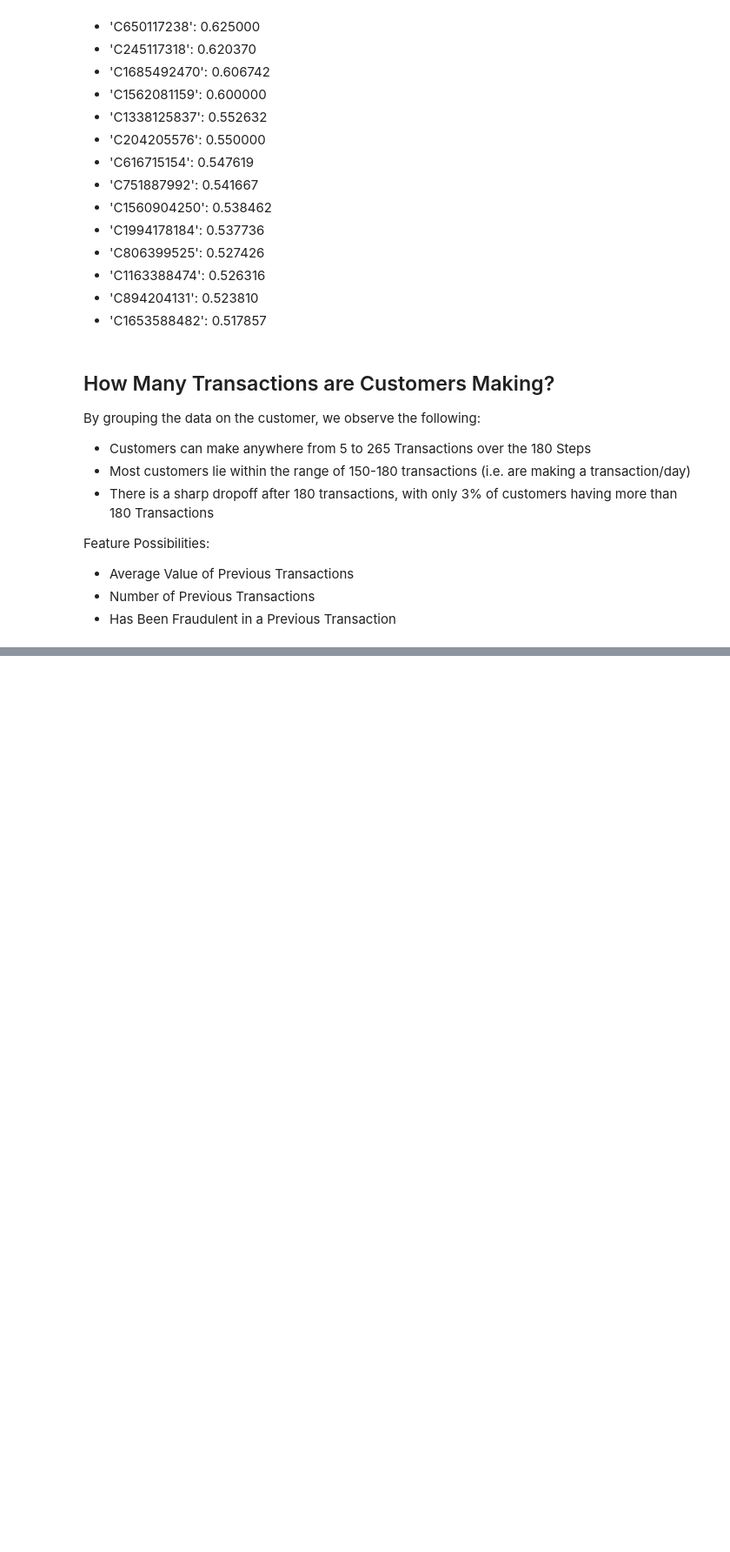
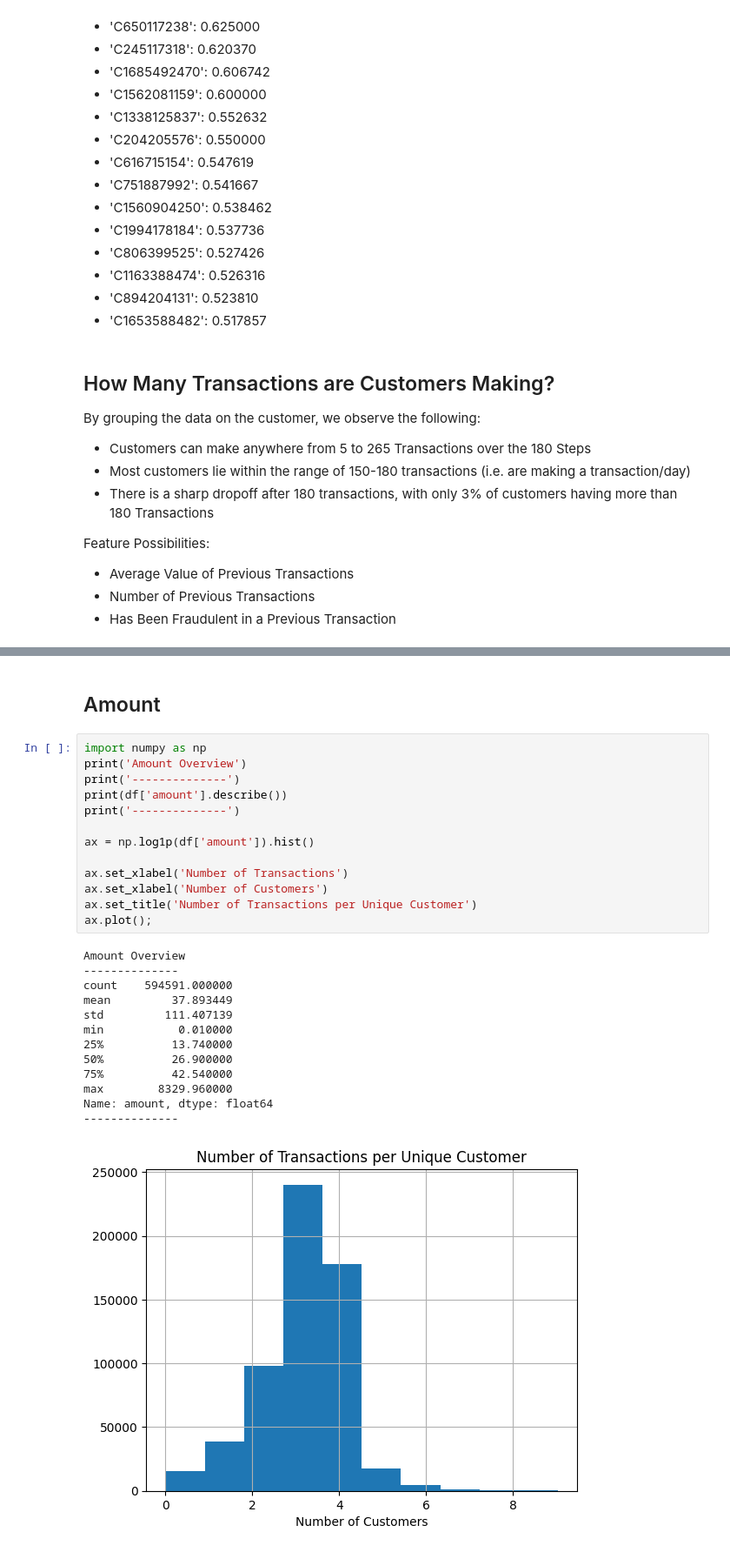
Before and after one commit to two-inc/zenml-competition, a Jupyter notebook: src/data_exploration.ipynb, the cells around one changed output, grey strips where cells are left out. Shown at 87% size. Saved outputs shown, nothing was run; the diff lists cells and outputs as text; blank space fills up the shorter version.

```diff
--- a/src/data_exploration.ipynb
+++ b/src/data_exploration.ipynb
@@ -202,3 +219,32 @@ Name: fraud, dtype: float64
 --------------
 Proportion of Customers with >180 Transactions: 0.03
 [figure]
+# %% [markdown]
+## Amount
+# %%
+import numpy as np
+print('Amount Overview')
+print('--------------')
+print(df['amount'].describe())
+print('--------------')
+
+ax = np.log1p(df['amount']).hist()
+
+ax.set_xlabel('Number of Transactions')
+ax.set_xlabel('Number of Customers')
+ax.set_title('Number of Transactions per Unique Customer')
+ax.plot();
+# %% [output]
+Amount Overview
+--------------
+count    594591.000000
+mean         37.893449
+std         111.407139
+min           0.010000
+25%          13.740000
+50%          26.900000
+75%          42.540000
+max        8329.960000
+Name: amount, dtype: float64
+--------------
+[figure, added]
```
Also changed, not shown: parts of 2 cells of this notebook, 1 other file.
